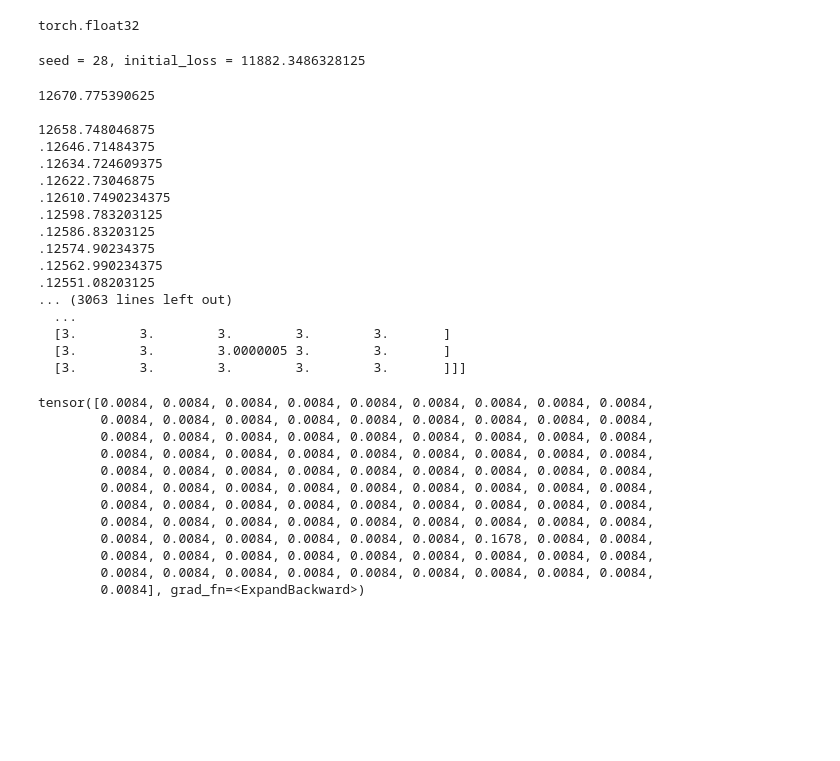
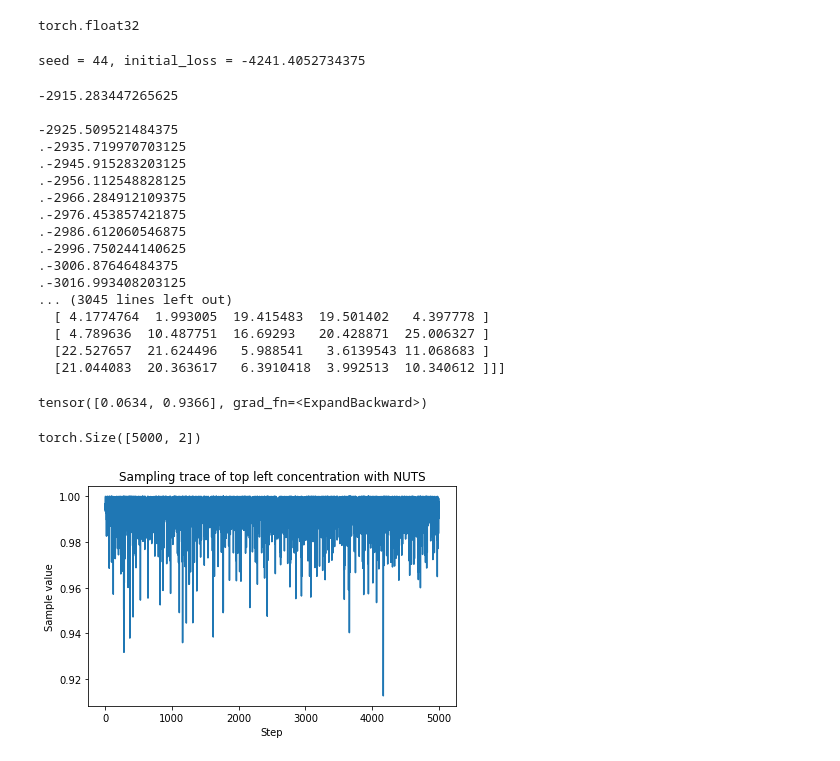
Before and after one commit to hawkrobe/group-inference, a Jupyter notebook: tomtom_modeling_hawkinszhao_200422.ipynb, the cells around one changed output. Cells and saved outputs as stored; diff of their text form; code cells hidden in the pictures; blank space fills up the shorter version.

Commit message:
added latest version of the modeling notebook

```diff
--- a/tomtom_modeling_hawkinszhao_200422.ipynb
+++ b/tomtom_modeling_hawkinszhao_200422.ipynb
@@ -68,7 +68,7 @@ print(data.shape)
 # %% [output]
 torch.Size([200, 15, 5])
 # %%
-K = 100  # Fixed number of components.
+K = 2  # Fixed number of components.
 
 @config_enumerate()
 def model(data):
@@ -384,7 +382,7 @@ loss, seed = min((initialize(seed), seed) for seed in range(100))
 #initialize(100)
 print('seed = {}, initial_loss = {}'.format(seed, loss))
 # %% [output]
-seed = 28, initial_loss = 11882.3486328125
+seed = 44, initial_loss = -4241.4052734375
 # %%
 gradient_norms = defaultdict(list)
 for name, value in pyro.get_param_store().named_parameters():
@@ -403,38 +401,58 @@ concentration = map_estimates['concentration']
 # print('betas = {}'.format(betas.data.numpy()))
 print('concentrations = {}'.format(concentration.data.numpy()))
 # %% [output]
-12670.775390625
+-2915.283447265625
 
-12658.748046875
-.12646.71484375
-.12634.724609375
-.12622.73046875
-.12610.7490234375
-.12598.783203125
-.12586.83203125
-.12574.90234375
-.12562.990234375
-.12551.08203125
-... (3063 lines left out)
-  ...
-  [3.        3.        3.        3.        3.       ]
-  [3.        3.        3.0000005 3.        3.       ]
-  [3.        3.        3.        3.        3.       ]]]
+-2925.509521484375
+.-2935.719970703125
+.-2945.915283203125
+.-2956.112548828125
+.-2966.284912109375
+.-2976.453857421875
+.-2986.612060546875
+.-2996.750244140625
+.-3006.87646484375
+.-3016.993408203125
+... (3045 lines left out)
+  [ 4.1774764  1.993005  19.415483  19.501402   4.397778 ]
+  [ 4.789636  10.487751  16.69293   20.428871  25.006327 ]
+  [22.527657  21.624496   5.988541   3.6139543 11.068683 ]
+  [21.044083  20.363617   6.3910418  3.992513  10.340612 ]]]
 # %%
 map_estimates['weights']
 # %% [output]
-tensor([0.0084, 0.0084, 0.0084, 0.0084, 0.0084, 0.0084, 0.0084, 0.0084, 0.0084,
-        0.0084, 0.0084, 0.0084, 0.0084, 0.0084, 0.0084, 0.0084, 0.0084, 0.0084,
-        0.0084, 0.0084, 0.0084, 0.0084, 0.0084, 0.0084, 0.0084, 0.0084, 0.0084,
-        0.0084, 0.0084, 0.0084, 0.0084, 0.0084, 0.0084, 0.0084, 0.0084, 0.0084,
-        0.0084, 0.0084, 0.0084, 0.0084, 0.0084, 0.0084, 0.0084, 0.0084, 0.0084,
-        0.0084, 0.0084, 0.0084, 0.0084, 0.0084, 0.0084, 0.0084, 0.0084, 0.0084,
-        0.0084, 0.0084, 0.0084, 0.0084, 0.0084, 0.0084, 0.0084, 0.0084, 0.0084,
-        0.0084, 0.0084, 0.0084, 0.0084, 0.0084, 0.0084, 0.0084, 0.0084, 0.0084,
-        0.0084, 0.0084, 0.0084, 0.0084, 0.0084, 0.0084, 0.1678, 0.0084, 0.0084,
-        0.0084, 0.0084, 0.0084, 0.0084, 0.0084, 0.0084, 0.0084, 0.0084, 0.0084,
-        0.0084, 0.0084, 0.0084, 0.0084, 0.0084, 0.0084, 0.0084, 0.0084, 0.0084,
-        0.0084], grad_fn=<ExpandBackward>)
+tensor([0.0634, 0.9366], grad_fn=<ExpandBackward>)
+# %%
+# i think(?) this is needed to set random seed for pyro fns
+pyro.set_rng_seed(19931007)
+
+from pyro.infer import MCMC, NUTS
+
+nuts_kernel = NUTS(model)
+
+mcmc = MCMC(nuts_kernel, num_samples=5000, warmup_steps=1000)
+mcmc.run(ts_norm_all_3d)
+
+#hmc_samples = {k: v.detach().cpu().numpy() for k, v in mcmc.get_samples().items()}
+# %%
+posterior_samples = mcmc.get_samples()
+posterior_samples['weights'].shape
+# %% [output]
+torch.Size([5000, 2])
+# %%
+#X = posterior_samples['concentration'][:,0,0,0]
+X = posterior_samples['weights'][:,0]
+
+#pyplot.figure(figsize=(8, 8), dpi=100).set_facecolor('white')
+pyplot.plot(np.arange(X.numpy().size),X.numpy())
+#pyplot.contour(np.log(h + 3).T, extent=[xs.min(), xs.max(), ys.min(), ys.max()],
+#               colors='white', alpha=0.8)
+pyplot.title('Sampling trace of top left concentration with NUTS')
+pyplot.ylabel('Sample value')
+pyplot.xlabel('Step')
+pyplot.tight_layout()
+# %% [output]
+[figure, added]
 # %%
 # generate predictions and compare againts real data (posterior predictive check)
 # %%
```
Also changed, not shown: parts of 3 cells of this notebook, 2 other files.
